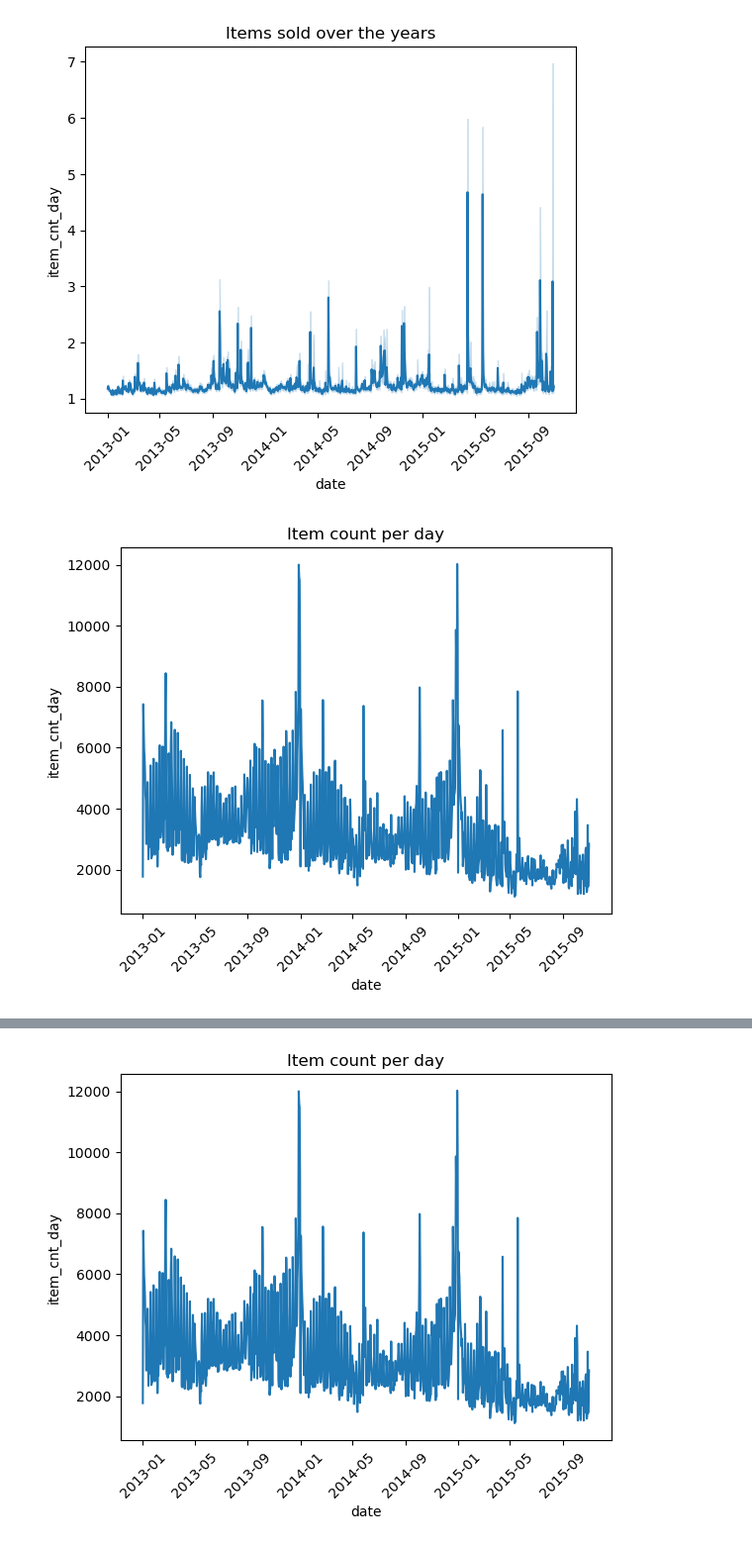
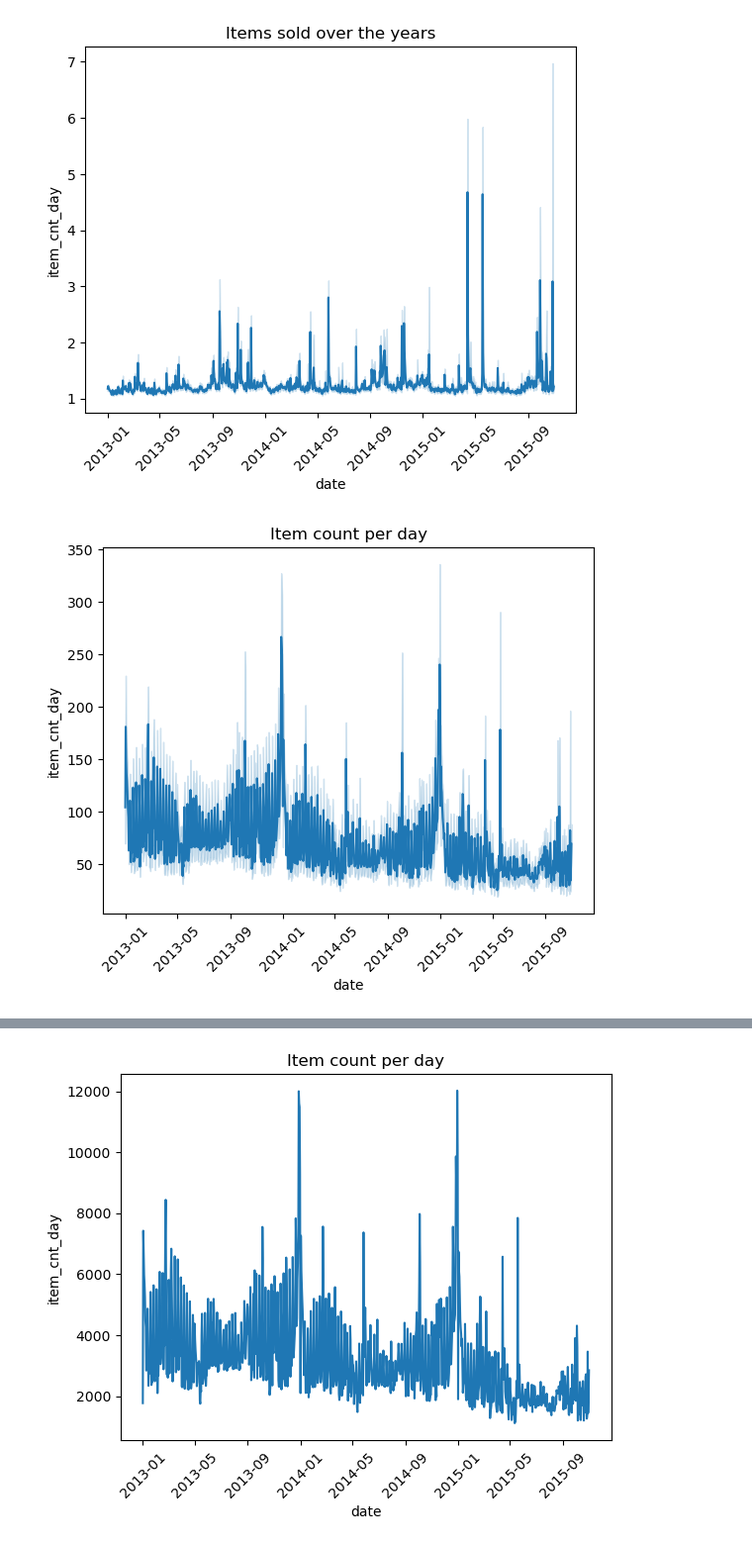
Before and after one commit to kamau96/Data_Science_Android_Web_Development, a Jupyter notebook: Data_Science_Development/Python_Programming/Future_sales/sales_data_analysis.ipynb, the cells around one changed output, grey strips where cells are left out. Shown at 99% size. Saved outputs shown, nothing was run; the diff lists cells and outputs as text; code cells hidden in the pictures.

```diff
--- a/Data_Science_Development/Python_Programming/Future_sales/sales_data_analysis.ipynb
+++ b/Data_Science_Development/Python_Programming/Future_sales/sales_data_analysis.ipynb
@@ -146,9 +146,9 @@ sales_day_per_shop = stores_train_data.groupby(["date", "shop_id"]).sum()[["item
 sales_day_per_shop = sales_day_per_shop.reset_index()
 # %%
 fig, ax = plt.subplots()
-sns.lineplot(x="date", y="item_cnt_day", hue=""data=sales_per_day)
+sns.lineplot(x="date", y="item_cnt_day",  data=sales_day_per_shop)
 ax.set_title("Item count per day")
 ax.tick_params(axis="x", rotation=45)
 plt.show()
 # %% [output]
-[figure, old version]
+[figure, new version]
```
Also changed, not shown: parts of 2 cells of this notebook.
